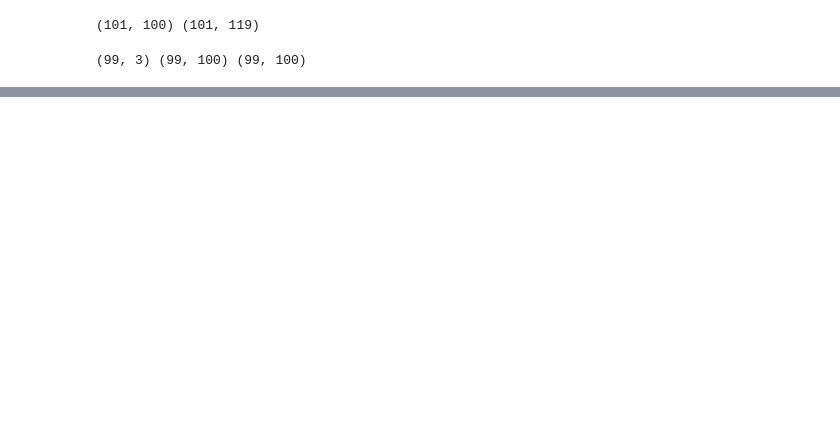
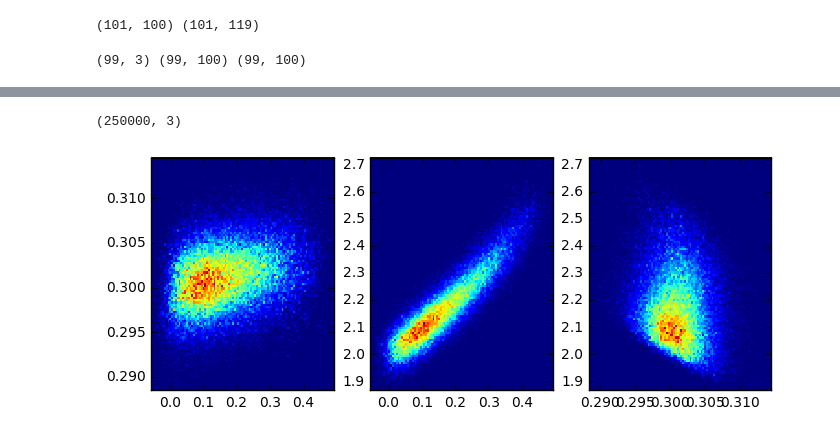
Before and after one commit to liuxx479/PDFs, a Jupyter notebook: likelihood.ipynb, the cells around one changed output, grey strips where cells are left out. Cells and saved outputs as stored; diff of their text form; code cells hidden in the pictures; blank space fills up the shorter version.

```diff
--- a/likelihood.ipynb
+++ b/likelihood.ipynb
@@ -342,0 +329,9 @@ stats[j][i].shape
+# %%
+### try MCMC
+stats = [psI_flat, pdf1dN_flat, pdf2dN_flat]
+obss = [psI_flat[1], pdf1dN_flat[1], pdf2dN_flat[1]]
+covIs = [covIpsN, covIpdf1dN]
+j=0
+x,y = delete(params,0,axis=0),delete(stats[j],0,axis=0)
+test_gp = WLanalysis.buildInterpolator(y,x,function='GP')
+ps_GP = test_gp(params[i])
@@ -342,0 +340,22 @@ stats[j][i].shape
+# %%
+def lnprob(p,mu=obss[j],icov=covIs[j]):
+    x=test_gp(p)
+    diff = x-mu
+    #print x.shape, mu.shape
+    return float(-0.5*mat(diff)*icov*mat(diff).T)
+#    return -np.dot(diff,np.dot(icov,diff))/2.0
+#print lnprob(fidu_params)
+
+means=obss[j]
+icov=covIs[j]
+print means.shape, icov.shape
+nwalkers = 250
+ndim=3
+
+p0 = ( array([ (rand(nwalkers, 3) -0.5) * array([1, 0.1, 0.1]) + 1]) * array(fidu_params) ).reshape(-1,3)
+
+sampler = emcee.EnsembleSampler(nwalkers, ndim, lnprob, args=[means, icov])
+
+pos, prob, state = sampler.run_mcmc(p0, 100)
+sampler.reset()
+sampler.run_mcmc(pos, 1000)
@@ -342,0 +381,14 @@ stats[j][i].shape
+# %%
+sampler.flatchain.shape
+# %% [output]
+(250000, 3)
+# %%
+def plotmc (chain):
+    f, axes = subplots(1,3,figsize=(8,3))
+    axes[0].hist2d(chain.T[0], chain.T[1],bins=100)
+    axes[1].hist2d(chain.T[0], chain.T[2],bins=100)
+    axes[2].hist2d(chain.T[1], chain.T[2],bins=100)
+    show()
+plotmc(sampler.flatchain)
+# %% [output]
+[figure, added]
```
Also changed, not shown: parts of 14 cells of this notebook.
